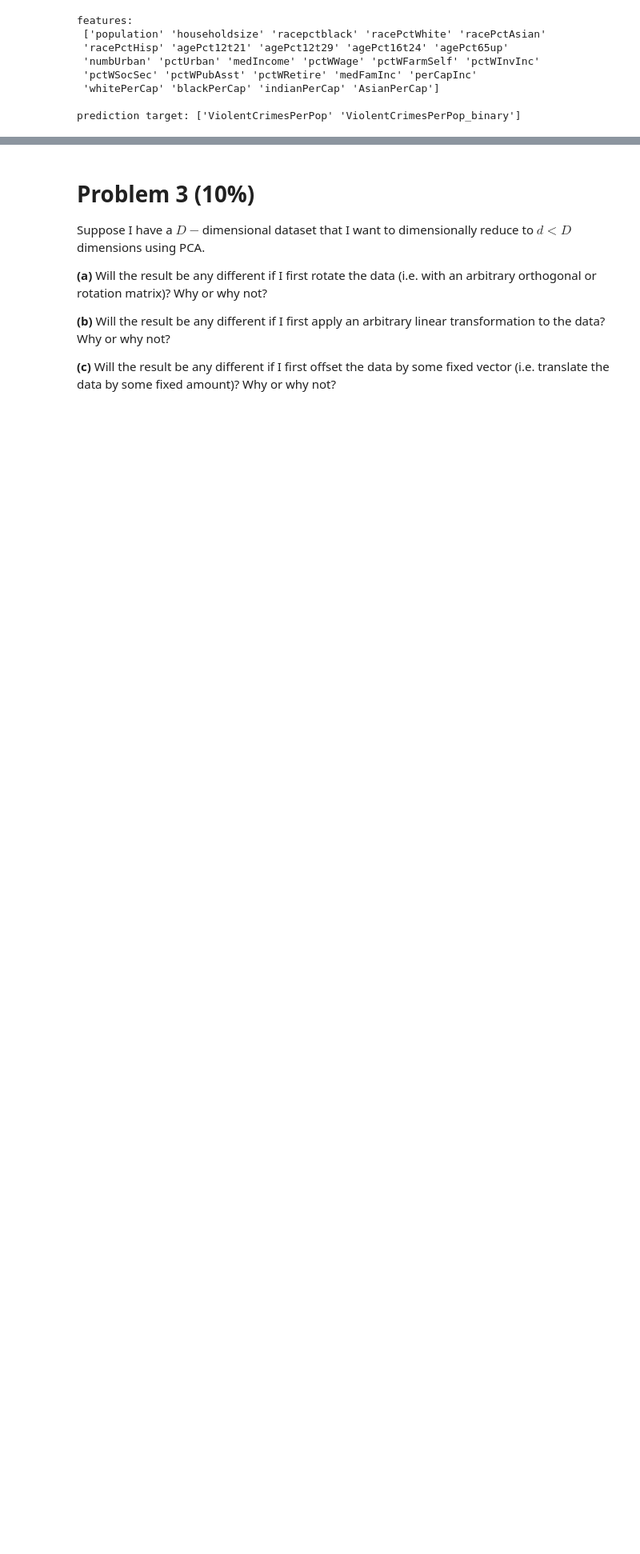
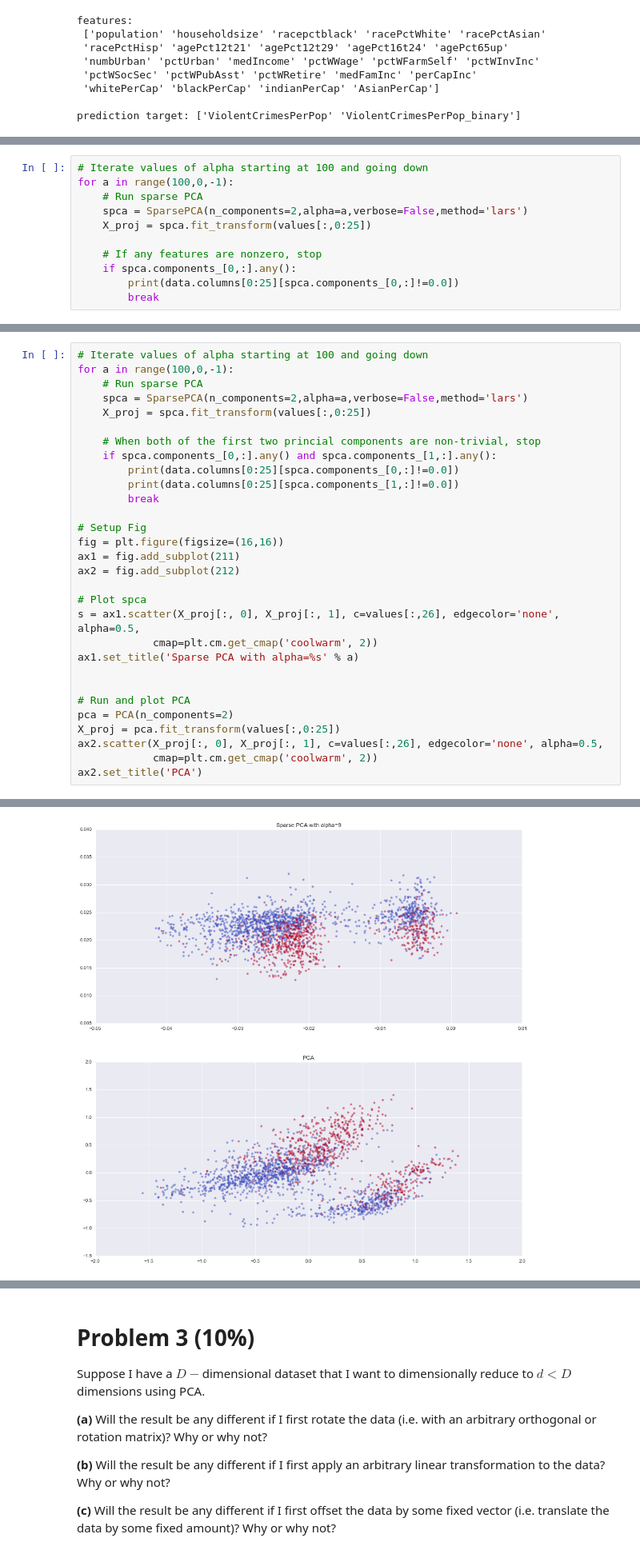
Before and after one commit to afcarl/machine_learning, a Jupyter notebook: homework2/dimred_hw.ipynb, the cells around one changed output, grey strips where cells are left out. Shown at 80% size. Saved outputs shown, nothing was run; the diff lists cells and outputs as text; blank space fills up the shorter version.

Commit message:
First two problems

```diff
--- a/homework2/dimred_hw.ipynb
+++ b/homework2/dimred_hw.ipynb
@@ -131,0 +129,11 @@ second principal component:
+# %%
+# Iterate values of alpha starting at 100 and going down
+for a in range(100,0,-1):
+    # Run sparse PCA
+    spca = SparsePCA(n_components=2,alpha=a,verbose=False,method='lars')
+    X_proj = spca.fit_transform(values[:,0:25])
+
+    # If any features are nonzero, stop
+    if spca.components_[0,:].any():
+        print(data.columns[0:25][spca.components_[0,:]!=0.0])
+        break
@@ -131,0 +144,31 @@ second principal component:
+# %%
+# Iterate values of alpha starting at 100 and going down
+for a in range(100,0,-1):
+    # Run sparse PCA
+    spca = SparsePCA(n_components=2,alpha=a,verbose=False,method='lars')
+    X_proj = spca.fit_transform(values[:,0:25])
+
+    # When both of the first two princial components are non-trivial, stop
+    if spca.components_[0,:].any() and spca.components_[1,:].any():
+        print(data.columns[0:25][spca.components_[0,:]!=0.0])
+        print(data.columns[0:25][spca.components_[1,:]!=0.0])
+        break
+
+# Setup Fig
+fig = plt.figure(figsize=(16,16))
+ax1 = fig.add_subplot(211)
+ax2 = fig.add_subplot(212)
+
+# Plot spca
+s = ax1.scatter(X_proj[:, 0], X_proj[:, 1], c=values[:,26], edgecolor='none', alpha=0.5,
+            cmap=plt.cm.get_cmap('coolwarm', 2))
+ax1.set_title('Sparse PCA with alpha=%s' % a)
+
+
+# Run and plot PCA
+pca = PCA(n_components=2)
+X_proj = pca.fit_transform(values[:,0:25])
+ax2.scatter(X_proj[:, 0], X_proj[:, 1], c=values[:,26], edgecolor='none', alpha=0.5,
+            cmap=plt.cm.get_cmap('coolwarm', 2))
+ax2.set_title('PCA')
+# %% [output]
@@ -131,0 +184 @@ second principal component:
+[figure, added]
```
Also changed, not shown: parts of 16 cells of this notebook.
